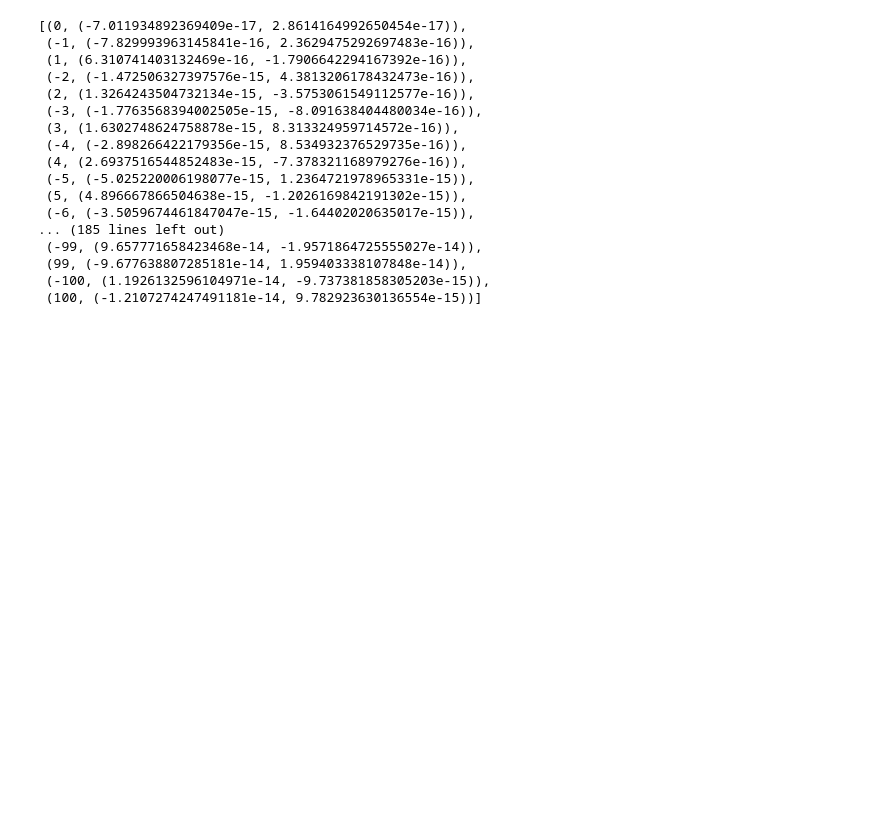
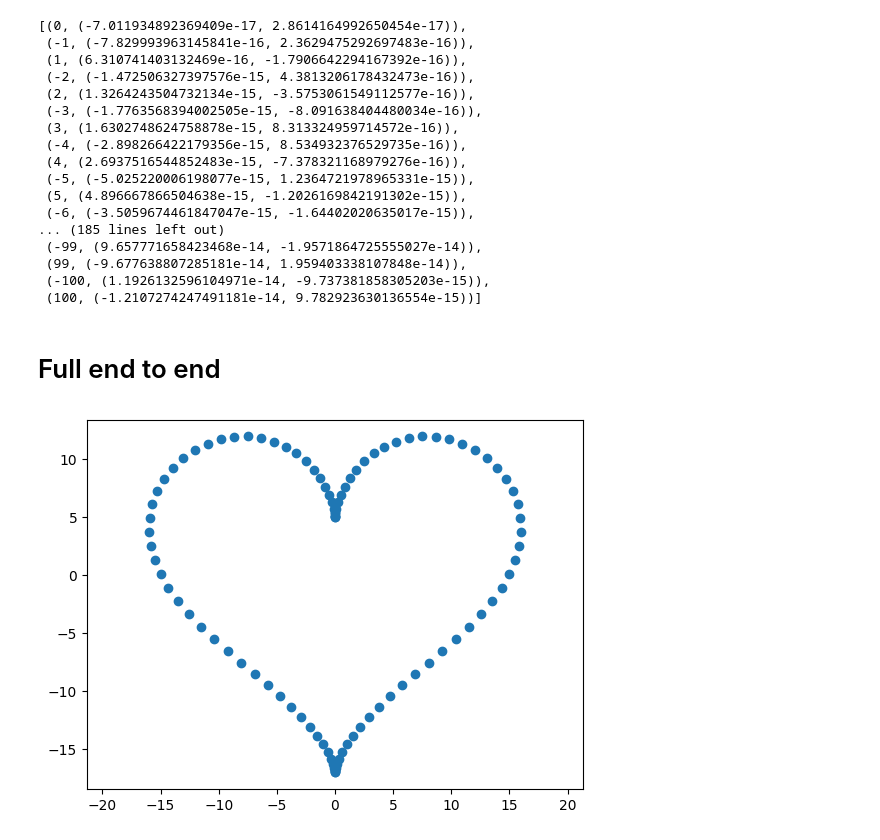
Before and after one commit to JamieLandolt/VectorAnimation, a Jupyter notebook: jasper_testing.ipynb, the cells around one changed output. Drawn from its saved outputs; the diff is of its cells as text; code cells hidden in the pictures; blank space fills up the shorter version.

```diff
--- a/jasper_testing.ipynb
+++ b/jasper_testing.ipynb
@@ -150,3 +143,15 @@ sort_by_speed(c_data)
  (99, (-9.677638807285181e-14, 1.959403338107848e-14)),
  (-100, (1.1926132596104971e-14, -9.737381858305203e-15)),
  (100, (-1.2107274247491181e-14, 9.782923630136554e-15))]
+# %% [markdown]
+# Full end to end
+# %%
+# heart
+data_heart = np.array([
+    (16 * np.sin(t)**3,
+     13 * np.cos(t) - 5 * np.cos(2*t) - 2 * np.cos(3*t) - np.cos(4*t))
+    for t in np.linspace(0, 2*np.pi, 100)
+])
+plot_data(data_heart)
+# %% [output]
+[figure, added]
```
Also changed, not shown: parts of 6 cells of this notebook, 1 other file.
